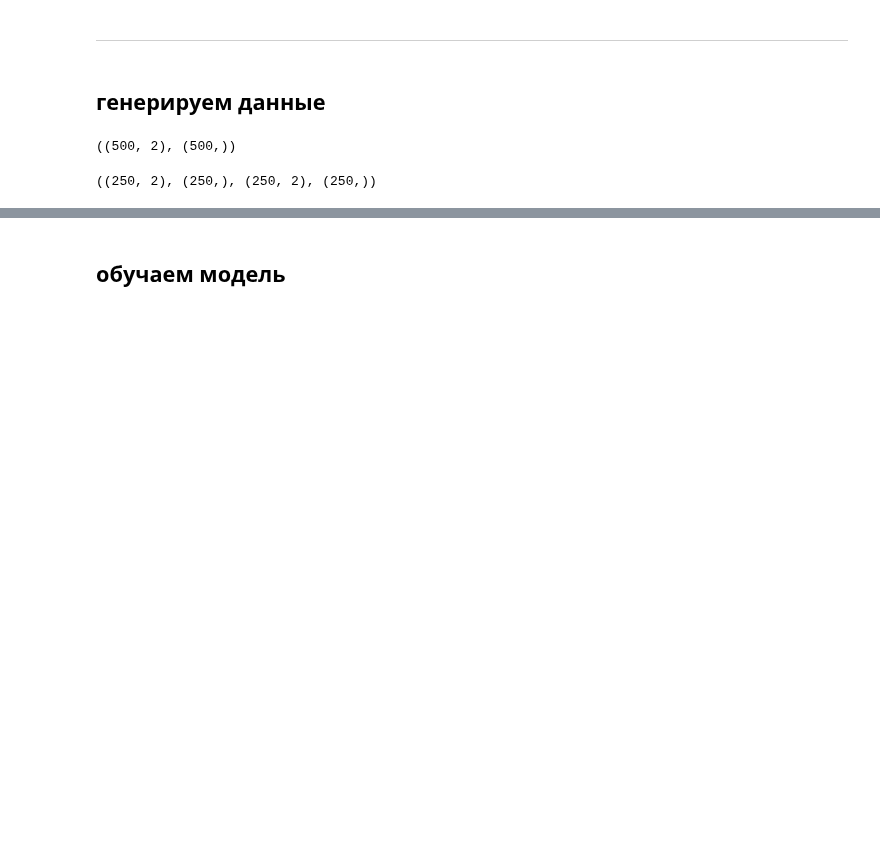
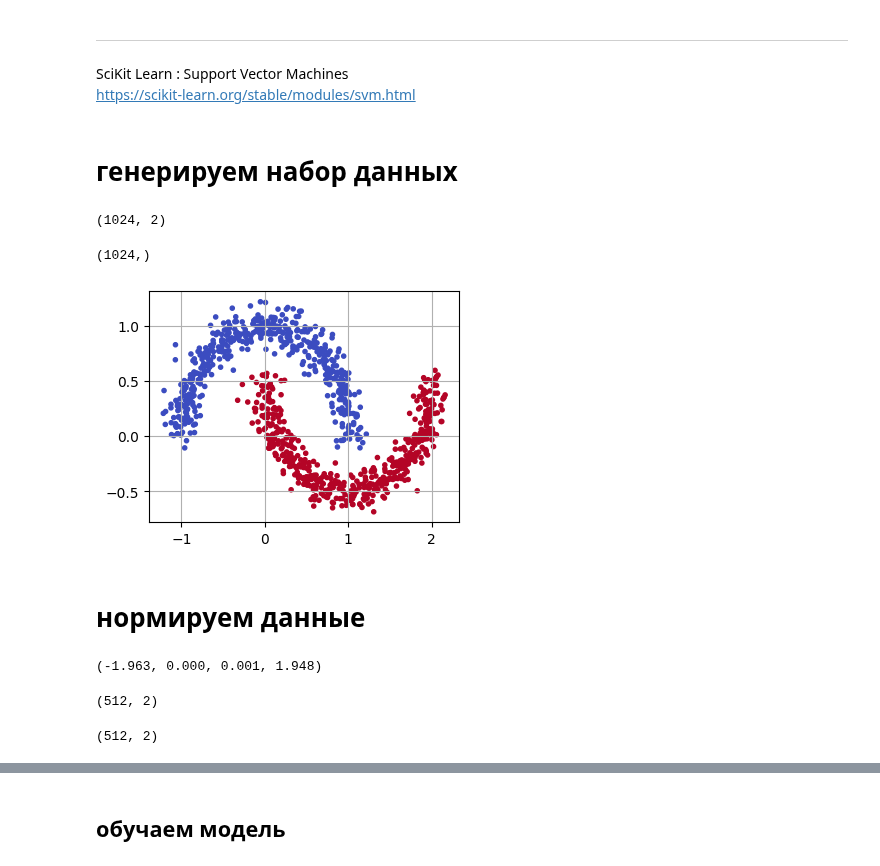
Before and after one commit to mechanoid5/ml_lectorium_2024_I, a Jupyter notebook: examples/15-svm/01-svm.ipynb, the cells around one changed output, grey strips where cells are left out. Saved outputs shown, nothing was run; the diff lists cells and outputs as text; code cells hidden in the pictures; blank space fills up the shorter version.

```diff
--- a/examples/15-svm/01-svm.ipynb
+++ b/examples/15-svm/01-svm.ipynb
@@ -4,6 +4,9 @@
 Евгений Борисов  <esborisov@sevsu.ru>
 # %% [markdown]
 ---
+# %% [markdown]
+SciKit Learn : Support Vector Machines
+https://scikit-learn.org/stable/modules/svm.html
 # %%
 import numpy as np
 from numpy import random as rng
@@ -13,23 +17,31 @@ np.set_printoptions(precision=2)
+# %% [markdown]
+# генерируем набор данных
+# %%
+from sklearn.datasets import make_moons
+X,target = make_moons(n_samples=1024, noise=.09)
+
+#from sklearn.datasets import make_blobs
+#X,target = make_blobs( n_samples=1024, centers=2,  cluster_std=[1.5, 1.8,] )
+
+# target = target.reshape(-1,1)
+display(X.shape, target.shape)
+
+fig,ax = plt.subplots( figsize=(4,3),)
+ax.scatter(x=X[:,0],y=X[:,1],c=target, marker='.', cmap='coolwarm')
+ax.grid()
+# %% [output]
+(1024, 2)
+(1024,)
+[figure, added]
 # %% [markdown]
-## генерируем данные
+# нормируем данные
-# %%
-n_samples = 500
-
-# from sklearn.datasets import make_blobs
-# X,target = make_blobs( n_samples=n_samples, centers=2,  cluster_std=[1.5, 1.8,] )
-
-from sklearn.datasets import make_moons
-X,target = make_moons(n_samples=n_samples, noise=.09)
-
-y = target# [:,np.newaxis]
-
-X.shape, y.shape
-# %% [output]
-((500, 2), (500,))
 # %%
-# нормируем данные
 # from sklearn.preprocessing import MinMaxScaler
 # X = MinMaxScaler([-1.0,1.0]).fit_transform(X)
 
-# from sklearn.preprocessing   import StandardScaler
-# X = StandardScaler().fit(X).transform(X)
+from sklearn.preprocessing   import StandardScaler
+X = StandardScaler().fit(X).transform(X)
+
+display( ( X.min(),np.mean(X),np.median(X),X.max() ) )
+# %% [output]
+(-1.963, 0.000, 0.001, 1.948)
@@ -38,7 +48,13 @@ X.shape, y.shape
 # %%
 from sklearn.model_selection import train_test_split
 
-X_train, X_test, y_train, y_test = train_test_split(X,y,test_size=0.5)
-X_train.shape, y_train.shape, X_test.shape, y_test.shape
+X_train, X_test, target_train, target_test = train_test_split(X,target,test_size=.5)
+display( X_train.shape, X_test.shape, )
+
+assert len(target_train) == len(X_train)
+assert len(target_test) == len(X_test)
+
+del X,target
 # %% [output]
-((250, 2), (250,), (250, 2), (250,))
+(512, 2)
+(512, 2)
```
Also changed, not shown: parts of 20 cells of this notebook, 6 other files.
